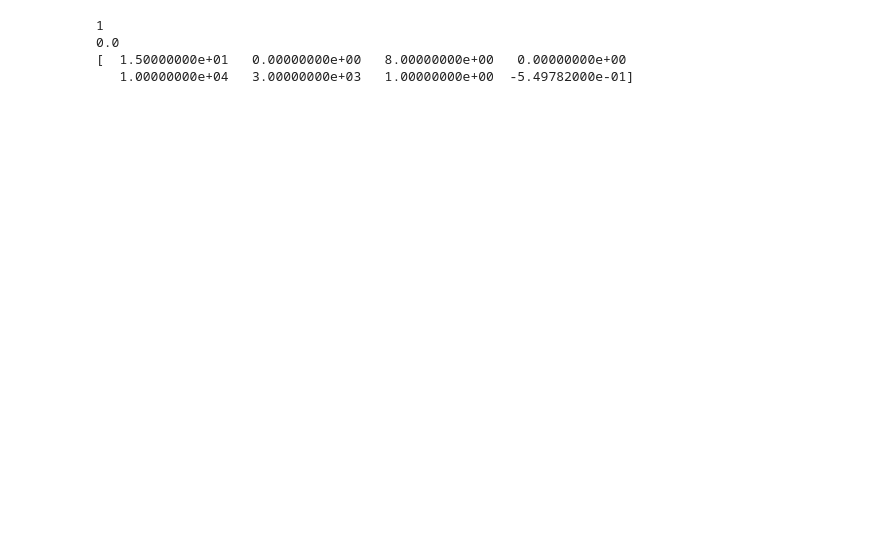
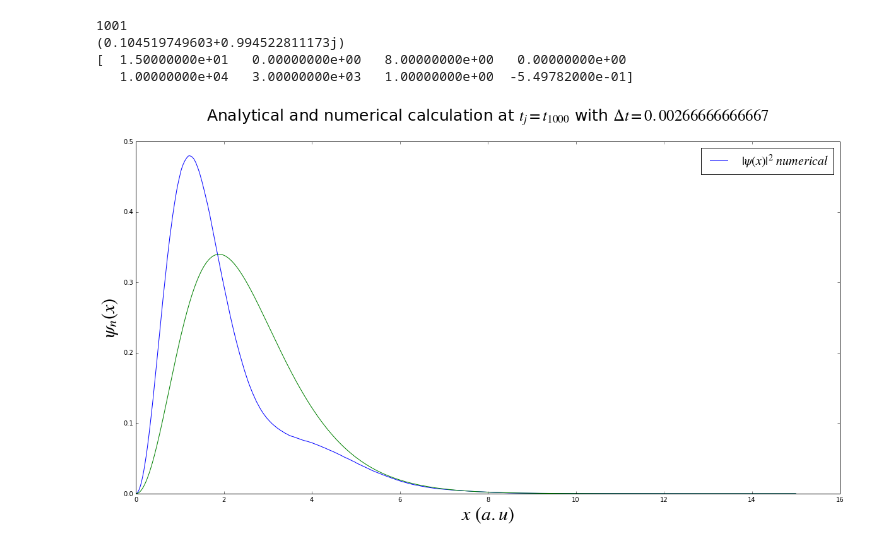
Before and after one commit to ComputationalRadiationPhysics/QonGPU, a Jupyter notebook: src/pyscripts/tscr.ipynb, the cells around one changed output. Cells and saved outputs as stored; diff of their text form; code cells hidden in the pictures; blank space fills up the shorter version.

```diff
--- a/src/pyscripts/tscr.ipynb
+++ b/src/pyscripts/tscr.ipynb
@@ -5,7 +5,7 @@ import matplotlib.pyplot as plt
 import matplotlib as mpl
 import h5py
 import cmath
-
+%matplotlib inline
 mpl.rcParams["mathtext.fontset"] = "stix"
 
 fig = plt.figure(figsize=(20,10))
@@ -13,7 +13,7 @@ ax = fig.add_subplot(111)
 floc = "../../build/res.h5"
 file = h5py.File(floc)
 
-t = 1
+t = 1001
 dstr =  "/dset"+str(t)
 r = "real"
 im = "img"
@@ -30,44 +30,46 @@ x = np.linspace(param[1],param[0],param[4])
 
 #ax.plot(x, dsetr, label = "$\mathfrak{Re}\{ \psi_n \} \ numerical $")
 #ax.plot(x, dseti, label = "$\mathfrak{Im}\{ \psi_n \} \ numerical $")
-#plt.plot(x, dsetr**2+dseti**2, label = "$|\psi(x)|^2 \ numerical$")
+ax.plot(x, dsetr**2+dseti**2, label = "$|\psi(x)|^2 \ numerical$")
 i = 1
 dstr =  "/dset"+str(i)
 dsetr2 = np.array(file[dstr+r])
 dseti2 = np.array(file[dstr+im])
-E = param[-1]
+E = -0.549782 #param[-1]
 dt = (param[2] - param[3])/param[5]
 psi = dsetr2 + 1j * dseti2
 
 i =  t
 #i = np.int32(np.pi/(dt*E))
 
 print(i)
 t -= 1
-#U = np.exp(-1j* E * t * dt)
-U = -np.sin(E*t*dt)
+U = np.exp(-1j* E * t * dt)
+#U = -np.sin(E*t*dt)
 i = t
-#psi = psi*U
+psi = psi*U
 
 print(U)
 print(param)
 
 #plt.plot(x, np.abs(psi.imag-dseti), "--",label = " $\Delta \mathfrak{Im}\{\psi_n\}$")
 #ax.plot(x,psi.real, label = "$\mathfrak{Re}\{\psi_{n}\} \ analytical$")
-ax.plot(x, dseti2*U, label = "$\mathfrak{Im}\{ \psi_n \} \ analytical $")
+#ax.plot(x, psi.imag, label = "$\mathfrak{Im}\{ \psi_n \} \ analytical $")
+ax.plot(x, psi.real**2+psi.imag**2)
 ax.set_xlabel("$x \ (a.u)$", size = 30)
 ax.set_ylabel("$\psi_n(x)$", size = 30)
 ax.set_title("Analytical and numerical calculation at $t_j = t_{"+str(i)+"}$ with $ \Delta t ="+str(dt)+"$",
           size = 25, y = 1.05)
 plt.legend(loc="best",prop={'size':20})
 plt.show()
 
 
 
 
 file.close()
 # %% [output]
-1
-0.0
+1001
+(0.104519749603+0.994522811173j)
 [  1.50000000e+01   0.00000000e+00   8.00000000e+00   0.00000000e+00
    1.00000000e+04   3.00000000e+03   1.00000000e+00  -5.49782000e-01]
+[figure, added]
```
Also changed, not shown: parts of 1 cell of this notebook, 3 other files.
